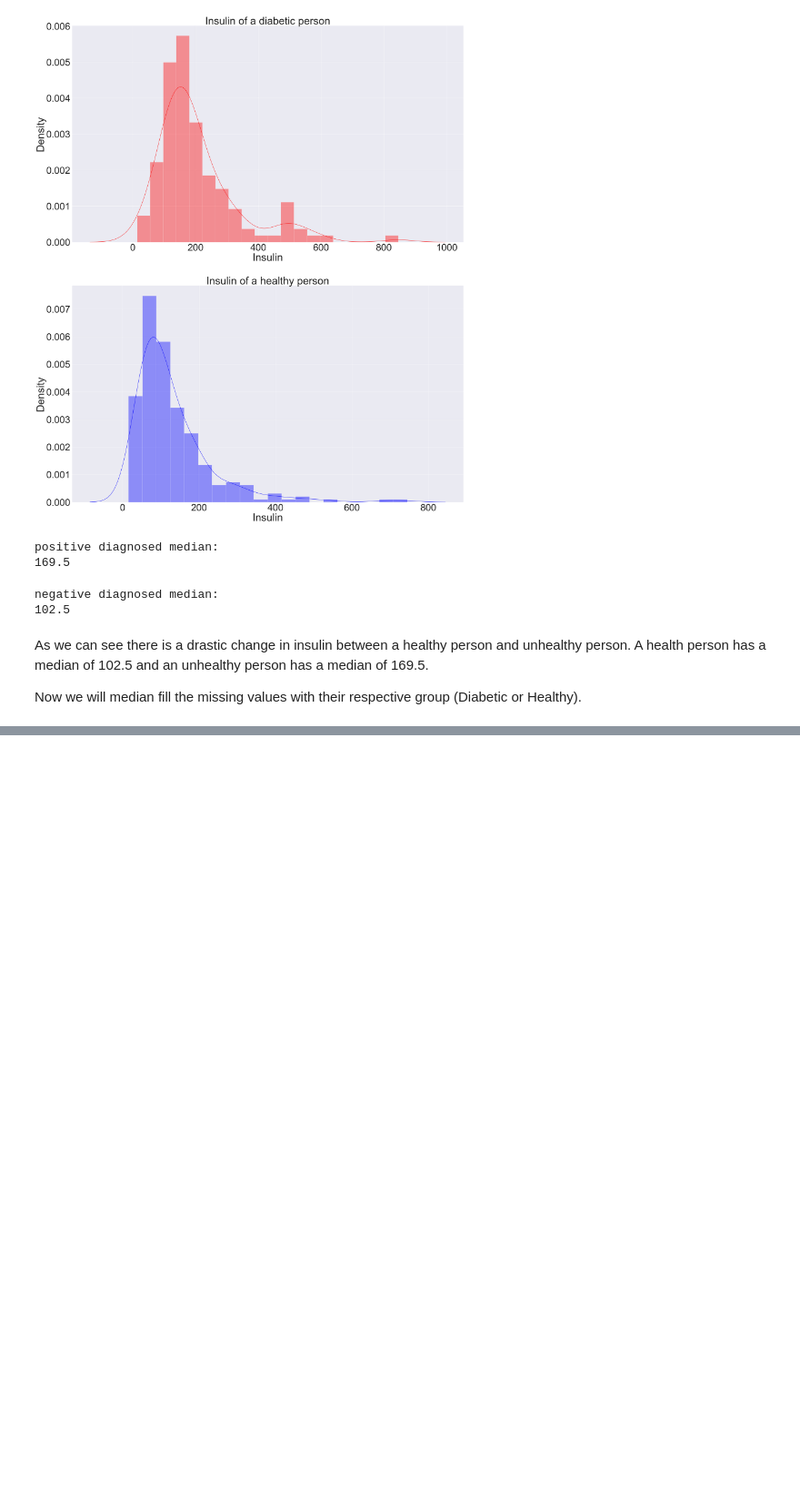
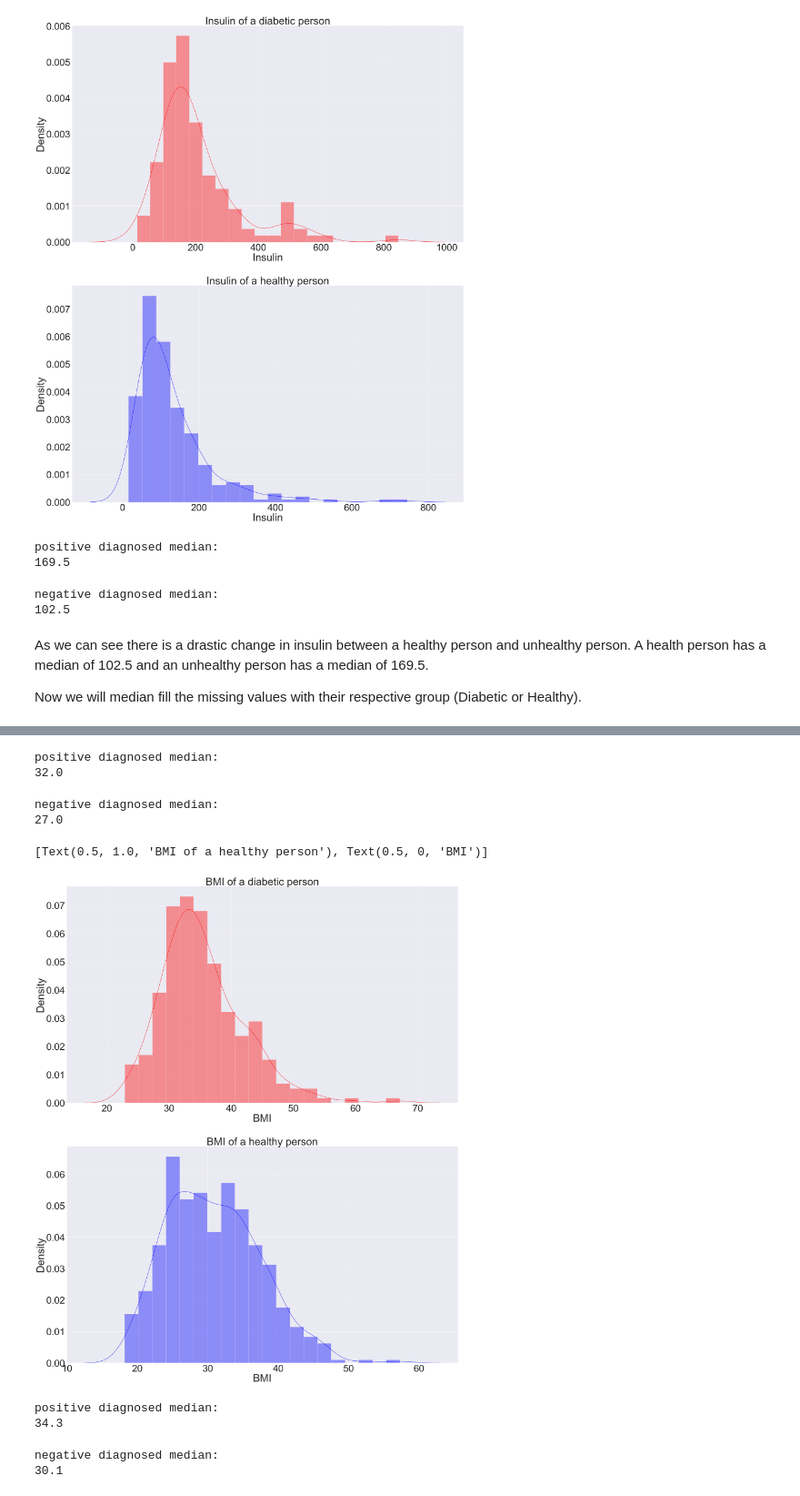
Before and after one commit to alessandro1g/alessandro1g.github.io, a Jupyter notebook: CMSC320final.ipynb, the cells around one changed output, grey strips where cells are left out. Shown at 91% size. Saved outputs shown, nothing was run; the diff lists cells and outputs as text; code cells hidden in the pictures; blank space fills up the shorter version.

```diff
--- a/CMSC320final.ipynb
+++ b/CMSC320final.ipynb
@@ -253,0 +338,14 @@ Now we need to move on to other attributes and do the same for them.
+# %%
+insulin_median = median_found(positive, 'SkinThickness')
+print("positive diagnosed median:")
+print(insulin_median)
+# %% [output]
+positive diagnosed median:
+32.0
+# %%
+insulin_median = median_found(negative, 'SkinThickness')
+print("negative diagnosed median:")
+print(insulin_median)
+# %% [output]
+negative diagnosed median:
+27.0
@@ -253,0 +355,25 @@ Now we need to move on to other attributes and do the same for them.
+# %%
+fig, ax = plot.subplots(2,1, figsize=(40,50))
+sns.set(font_scale=5)
+
+sns.distplot(positive['BMI'], bins = 20, color = 'red', \
+             ax=ax[0]).set(title='BMI of a diabetic person', xlabel = 'BMI')
+sns.distplot(negative['BMI'], bins = 20, color = 'blue', \
+             ax=ax[1]).set(title='BMI of a healthy person', xlabel = 'BMI')
+# %% [output]
+[Text(0.5, 1.0, 'BMI of a healthy person'), Text(0.5, 0, 'BMI')]
+[figure, added]
+# %%
+insulin_median = median_found(positive, 'BMI')
+print("positive diagnosed median:")
+print(insulin_median)
+# %% [output]
+positive diagnosed median:
+34.3
+# %%
+insulin_median = median_found(negative, 'BMI')
+print("negative diagnosed median:")
+print(insulin_median)
+# %% [output]
+negative diagnosed median:
+30.1
```
Also changed, not shown: parts of 46 cells of this notebook, 2 other files.
